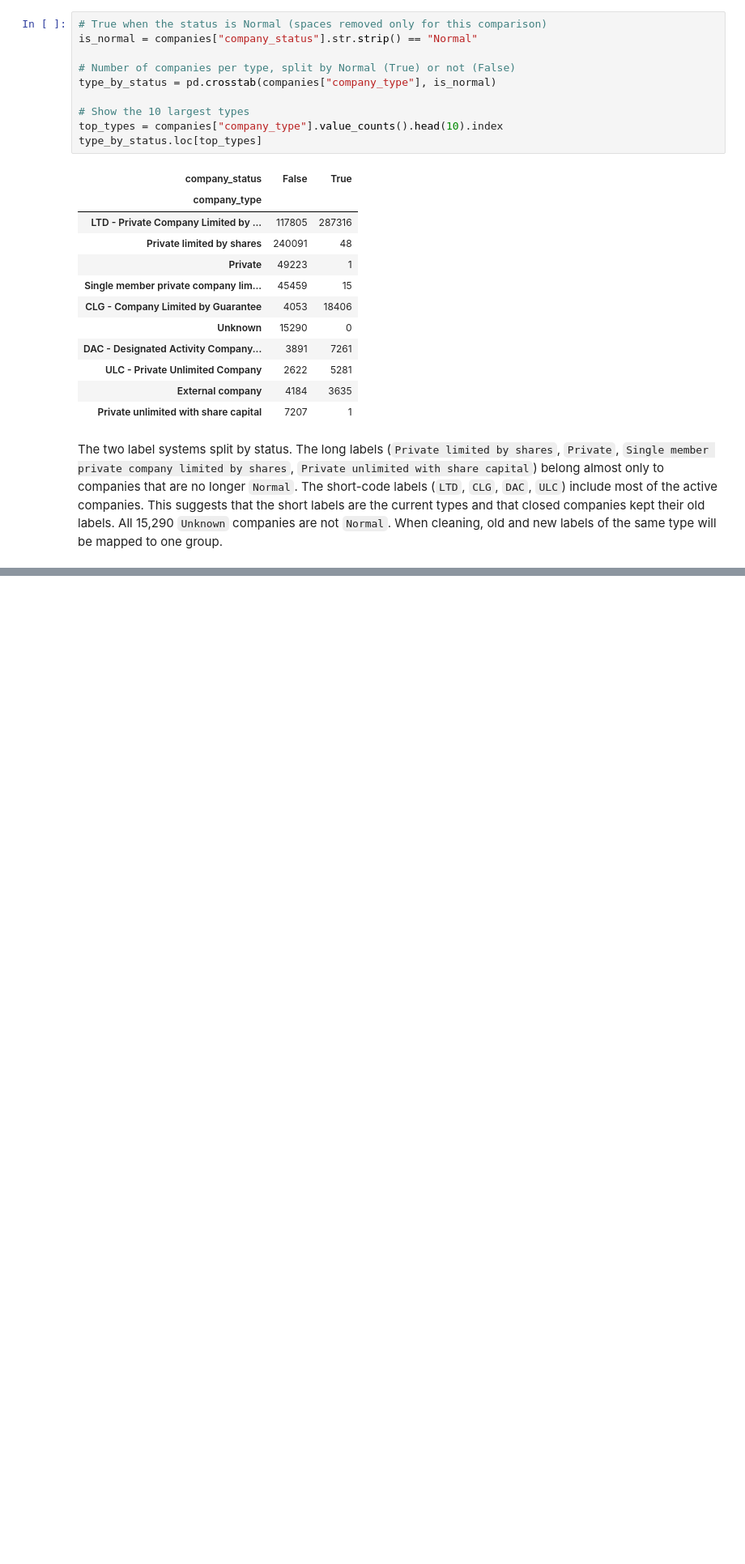
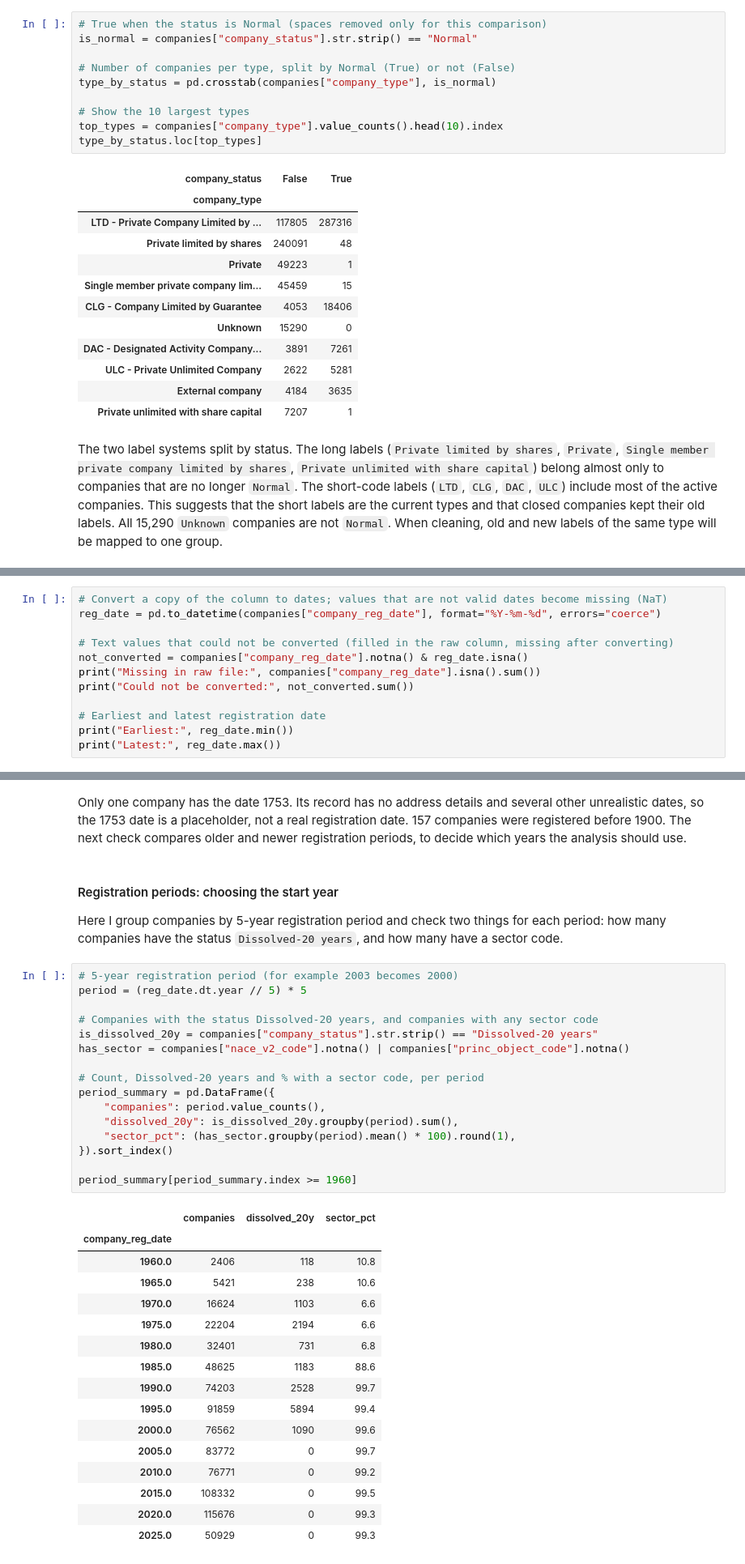
Before and after one commit to temulenbd/irish-company-survival-analysis, a Jupyter notebook: notebooks/1_data_preparation.ipynb, the cells around one changed output, grey strips where cells are left out. Shown at 81% size. Saved outputs shown, nothing was run; the diff lists cells and outputs as text; blank space fills up the shorter version.

Commit message:
Notebook 1: registration dates and start year

```diff
--- a/notebooks/1_data_preparation.ipynb
+++ b/notebooks/1_data_preparation.ipynb
@@ -237,0 +241,12 @@ The two label systems split by status. The long labels (`Private limited by shar
+# %%
+# Convert a copy of the column to dates; values that are not valid dates become missing (NaT)
+reg_date = pd.to_datetime(companies["company_reg_date"], format="%Y-%m-%d", errors="coerce")
+
+# Text values that could not be converted (filled in the raw column, missing after converting)
+not_converted = companies["company_reg_date"].notna() & reg_date.isna()
+print("Missing in raw file:", companies["company_reg_date"].isna().sum())
+print("Could not be converted:", not_converted.sum())
+
+# Earliest and latest registration date
+print("Earliest:", reg_date.min())
+print("Latest:", reg_date.max())
@@ -237,0 +289,38 @@ The two label systems split by status. The long labels (`Private limited by shar
+# %% [markdown]
+Only one company has the date 1753. Its record has no address details and several other unrealistic dates, so the 1753 date is a placeholder, not a real registration date. 157 companies were registered before 1900. The next check compares older and newer registration periods, to decide which years the analysis should use.
+# %% [markdown]
+#### Registration periods: choosing the start year
+Here I group companies by 5-year registration period and check two things for each period: how many companies have the status `Dissolved-20 years`, and how many have a sector code.
+# %%
+# 5-year registration period (for example 2003 becomes 2000)
+period = (reg_date.dt.year // 5) * 5
+
+# Companies with the status Dissolved-20 years, and companies with any sector code
+is_dissolved_20y = companies["company_status"].str.strip() == "Dissolved-20 years"
+has_sector = companies["nace_v2_code"].notna() | companies["princ_object_code"].notna()
+
+# Count, Dissolved-20 years and % with a sector code, per period
+period_summary = pd.DataFrame({
+    "companies": period.value_counts(),
+    "dissolved_20y": is_dissolved_20y.groupby(period).sum(),
+    "sector_pct": (has_sector.groupby(period).mean() * 100).round(1),
+}).sort_index()
+
+period_summary[period_summary.index >= 1960]
+# %% [output]
+|  | companies | dissolved_20y | sector_pct |
+| company_reg_date |  |  |  |
+| 1960.0 | 2406 | 118 | 10.8 |
+| 1965.0 | 5421 | 238 | 10.6 |
+| 1970.0 | 16624 | 1103 | 6.6 |
+| 1975.0 | 22204 | 2194 | 6.6 |
+| 1980.0 | 32401 | 731 | 6.8 |
+| 1985.0 | 48625 | 1183 | 88.6 |
+| 1990.0 | 74203 | 2528 | 99.7 |
+| 1995.0 | 91859 | 5894 | 99.4 |
+| 2000.0 | 76562 | 1090 | 99.6 |
+| 2005.0 | 83772 | 0 | 99.7 |
+| 2010.0 | 76771 | 0 | 99.2 |
+| 2015.0 | 108332 | 0 | 99.5 |
+| 2020.0 | 115676 | 0 | 99.3 |
+| 2025.0 | 50929 | 0 | 99.3 |
```
Also changed, not shown: parts of 6 cells of this notebook.
